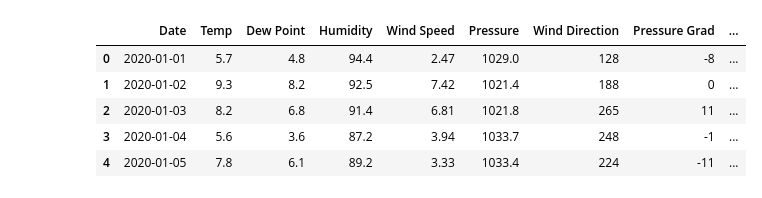
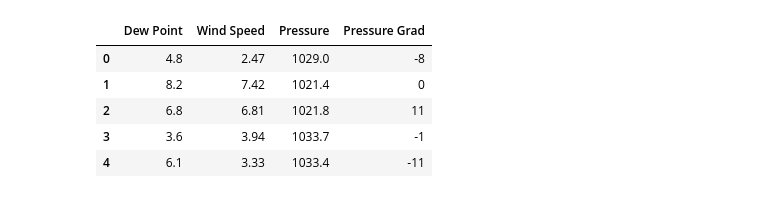
Before and after one commit to MMarouni/Wind-Speed-Predictions, a Jupyter notebook: testing results/test-july-London.ipynb, the cells around one changed output. Saved outputs shown, nothing was run; the diff lists cells and outputs as text; code cells hidden in the pictures.

```diff
--- a/testing results/test-july-London.ipynb
+++ b/testing results/test-july-London.ipynb
@@ -25,12 +25,12 @@ from keras.layers import Dense, Dropout
 from keras.optimizers import Adam
 from keras.callbacks import ModelCheckpoint, EarlyStopping
 # %%
-df=pd.read_excel('data.xlsx')
+df=pd.read_excel('Pre-Processed-Data.xlsx')
 df.head()
 # %% [output]
-|  | Date | Temp | Dew Point | Humidity | Wind Speed | Pressure | Wind Direction | Pressure Grad | ... |
-| 0 | 2020-01-01 | 5.7 | 4.8 | 94.4 | 2.47 | 1029.0 | 128 | -8 | ... |
-| 1 | 2020-01-02 | 9.3 | 8.2 | 92.5 | 7.42 | 1021.4 | 188 | 0 | ... |
-| 2 | 2020-01-03 | 8.2 | 6.8 | 91.4 | 6.81 | 1021.8 | 265 | 11 | ... |
-| 3 | 2020-01-04 | 5.6 | 3.6 | 87.2 | 3.94 | 1033.7 | 248 | -1 | ... |
-| 4 | 2020-01-05 | 7.8 | 6.1 | 89.2 | 3.33 | 1033.4 | 224 | -11 | ... |
+|  | Dew Point | Wind Speed | Pressure | Pressure Grad |
+| 0 | 4.8 | 2.47 | 1029.0 | -8 |
+| 1 | 8.2 | 7.42 | 1021.4 | 0 |
+| 2 | 6.8 | 6.81 | 1021.8 | 11 |
+| 3 | 3.6 | 3.94 | 1033.7 | -1 |
+| 4 | 6.1 | 3.33 | 1033.4 | -11 |
```
Also changed, not shown: parts of 13 cells of this notebook, 16 other files.
